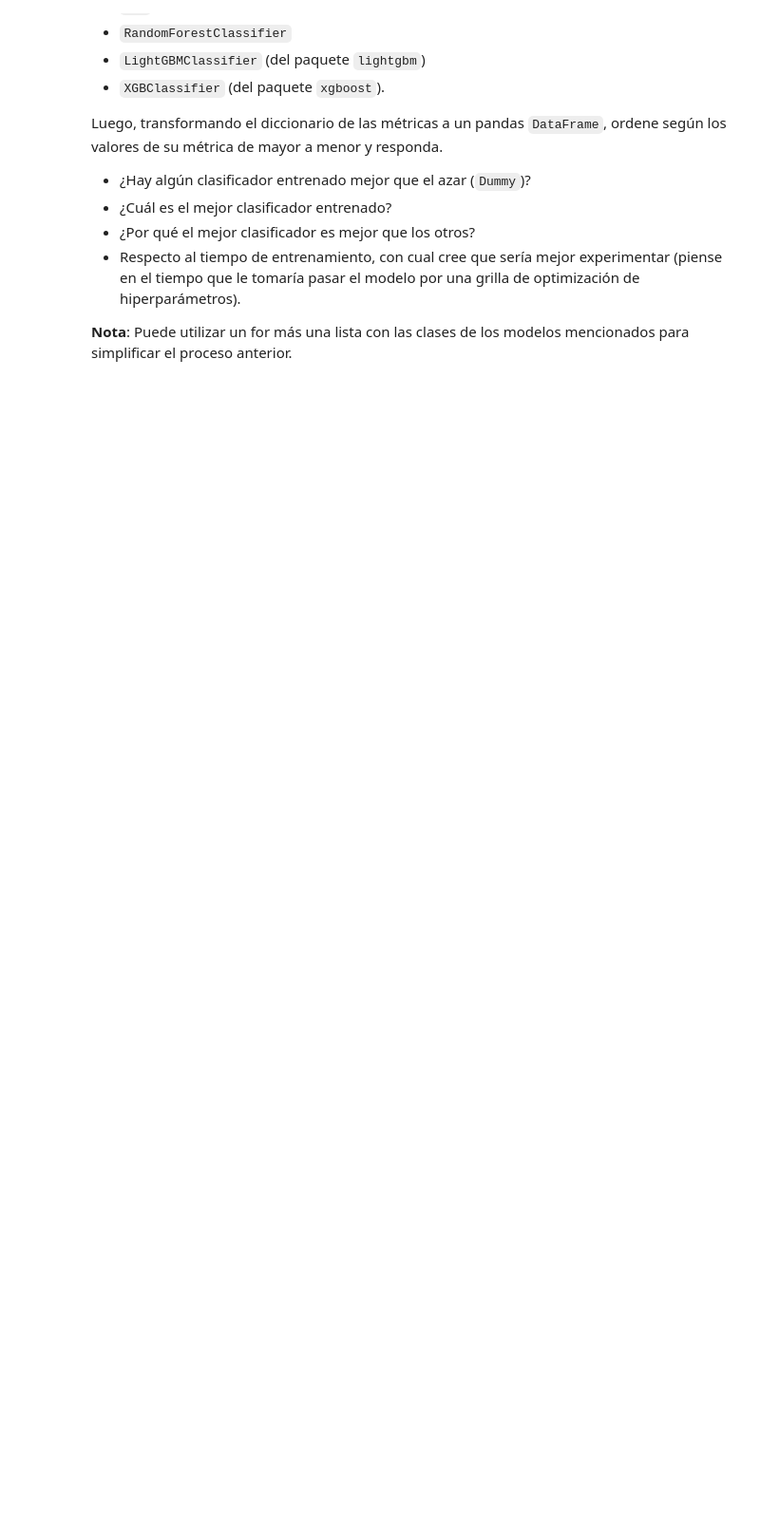
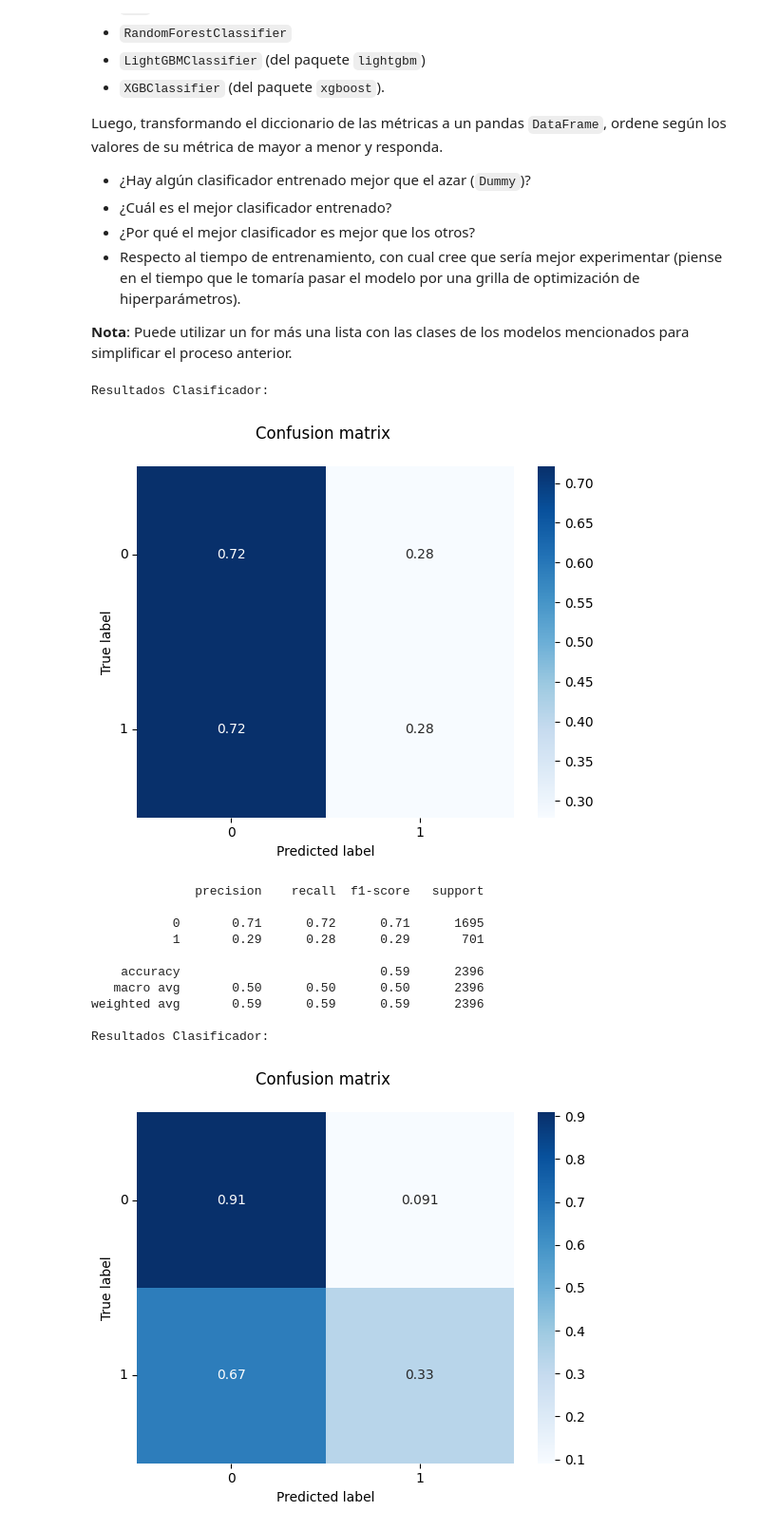
Before and after one commit to mvarasg/MDS7202-Lab-Programacion-Cientifica-MDS, a Jupyter notebook: proyecto2/Proyecto2_Respuestas.ipynb, the cells around one changed output. Shown at 95% size. Drawn from its saved outputs; the diff is of its cells as text; code cells hidden in the pictures; blank space fills up the shorter version.

```diff
--- a/proyecto2/Proyecto2_Respuestas.ipynb
+++ b/proyecto2/Proyecto2_Respuestas.ipynb
@@ -100,3 +100,5 @@ df
 | 12498 | CUS_0x8600 | 29.0 | Architect | 20002.88 | 1929.906667 | 10 | ... |
 | 12499 | CUS_0x942c | 25.0 | Mechanic | 39628.99 | 3359.415833 | 4 | ... |
 12500 rows × 22 columns
+# %%
+df = df.dropna()
@@ -117,3 +135,10 @@ _Esta sección consiste en generar los distintos pasos para preparar sus datos c
 - Luego, pruebe las transformaciones utilizando `fit_transform`.
 
 - Posteriormente, ejecute un Holdout que le permita más adelante evaluar los modelos.
+# %%
+salary_features = ['annual_income', 'monthly_inhand_salary', 'amount_invested_monthly','total_emi_per_month', 'monthly_balance']
+
+numeric_features = ['age', 'num_bank_accounts', 'num_credit_card','interest_rate', 'num_of_loan','delay_from_due_date', 'num_of_delayed_payment', 'changed_credit_limit', 'num_credit_inquiries', 'outstanding_debt',
+            'credit_utilization_ratio',  'credit_history_age', 'annual_income', 'monthly_inhand_salary', 'amount_invested_monthly','total_emi_per_month', 'monthly_balance']
+
+categorical_features = ['occupation', 'payment_of_min_amount', 'payment_behaviour']
@@ -119,0 +162,3 @@ _Esta sección consiste en generar los distintos pasos para preparar sus datos c
+# %%
+transformed_data = column_transformer.fit_transform(df)
+df_tranformed = pd.DataFrame(transformed_data, columns = column_transformer.get_feature_names_out())
@@ -125,6 +186,11 @@ _Esta sección consiste en generar los distintos pasos para preparar sus datos c
 Ejecute `train_test_split` para generar un conjunto de entrenamiento y de prueba.
 
 Si bien tienen la libertad de generar conjuntos de validación para robustecer sus resultados, este no es requisito obligatorio y no se le asignará puntaje por esto (esto debido a que grid-search ocupa internamente cross validation).
+# %%
+from sklearn.model_selection import train_test_split
+
+
+X_train, X_test, y_train, y_test = train_test_split(df, df['credit_score'], test_size=0.3, random_state=0)
 # %% [markdown]
 #### 3.3 Datos nulos.
 
@@ -182,0 +291,44 @@ Luego, transformando el diccionario de las métricas a un pandas `DataFrame`, or
+# %%
+# Definir los clasificadores
+dummy_classifier = DummyClassifier(strategy='stratified')
+logistic_regression = LogisticRegression()
+k_neighbors_classifier = KNeighborsClassifier()
+decision_tree_classifier = DecisionTreeClassifier()
+svc_classifier = SVC()
+random_forest_classifier = RandomForestClassifier()
+#lightgbm_classifier = lgb.LGBMClassifier()
+xgboost_classifier = xgb.XGBClassifier()
+
+# Crear la lista de clasificadores
+clf_list = [
+    dummy_classifier,
+    logistic_regression,
+    k_neighbors_classifier,
+    decision_tree_classifier,
+    svc_classifier,
+    random_forest_classifier,
+    #lightgbm_classifier,
+    xgboost_classifier
+]
+
+for clf in clf_list:
+    baseline = Pipeline([
+    ('column_transformer', column_transformer),
+    ('SelectPercentile', SelectPercentile(score_func=f_classif, percentile=90)),
+    ('classifier', clf)])
+
+    pipeline_classifer(baseline, X_train, X_test, y_train, y_test)
+# %% [output]
+Resultados Clasificador:
+[figure, added]
+              precision    recall  f1-score   support
+
+           0       0.71      0.72      0.71      1695
+           1       0.29      0.28      0.29       701
+
+    accuracy                           0.59      2396
+   macro avg       0.50      0.50      0.50      2396
+weighted avg       0.59      0.59      0.59      2396
+
+Resultados Clasificador:
+[figure, added]
```
Also changed, not shown: parts of 7 cells of this notebook.
